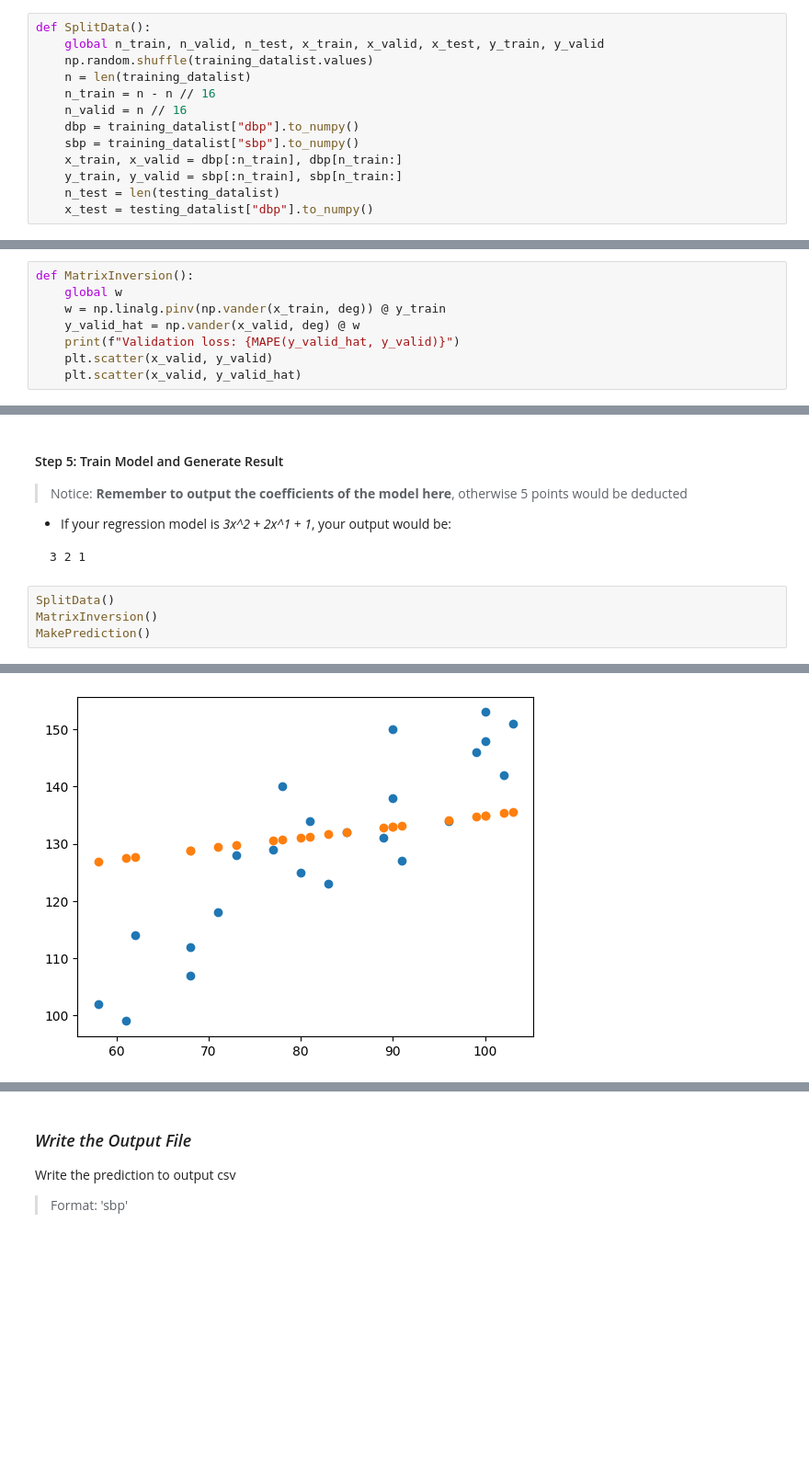
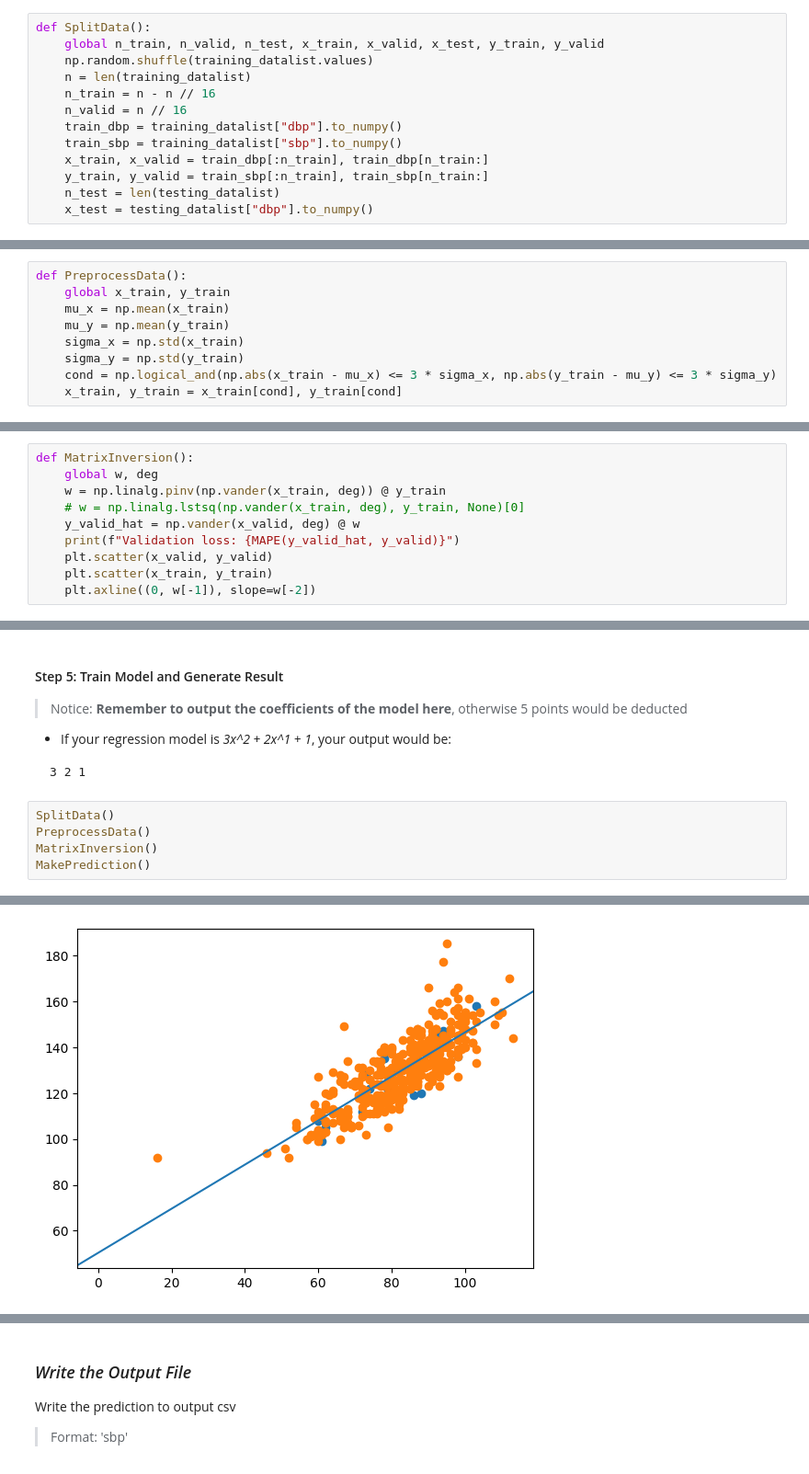
Before and after one commit to nevikw39/ML, a Jupyter notebook: HW1/hw1.ipynb, the cells around one changed output, grey strips where cells are left out. Shown at 92% size. Cells and saved outputs as stored; diff of their text form; blank space fills up the shorter version.

````diff
--- a/HW1/hw1.ipynb
+++ b/HW1/hw1.ipynb
@@ -78,10 +78,10 @@ def SplitData():
     n = len(training_datalist)
     n_train = n - n // 16
     n_valid = n // 16
-    dbp = training_datalist["dbp"].to_numpy()
-    sbp = training_datalist["sbp"].to_numpy()
-    x_train, x_valid = dbp[:n_train], dbp[n_train:]
-    y_train, y_valid = sbp[:n_train], sbp[n_train:]
+    train_dbp = training_datalist["dbp"].to_numpy()
+    train_sbp = training_datalist["sbp"].to_numpy()
+    x_train, x_valid = train_dbp[:n_train], train_dbp[n_train:]
+    y_train, y_valid = train_sbp[:n_train], train_sbp[n_train:]
     n_test = len(testing_datalist)
     x_test = testing_datalist["dbp"].to_numpy()
 # %% [markdown]
@@ -94,14 +91,25 @@ def PreprocessData():
+# %%
+def PreprocessData():
+    global x_train, y_train
+    mu_x = np.mean(x_train)
+    mu_y = np.mean(y_train)
+    sigma_x = np.std(x_train)
+    sigma_y = np.std(y_train)
+    cond = np.logical_and(np.abs(x_train - mu_x) <= 3 * sigma_x, np.abs(y_train - mu_y) <= 3 * sigma_y)
+    x_train, y_train = x_train[cond], y_train[cond]
 # %% [markdown]
 #### Step 3: Implement Regression
 > use Matrix Inversion to finish this part
 # %%
 def MatrixInversion():
-    global w
+    global w, deg
     w = np.linalg.pinv(np.vander(x_train, deg)) @ y_train
+    # w = np.linalg.lstsq(np.vander(x_train, deg), y_train, None)[0]
     y_valid_hat = np.vander(x_valid, deg) @ w
     print(f"Validation loss: {MAPE(y_valid_hat, y_valid)}")
     plt.scatter(x_valid, y_valid)
-    plt.scatter(x_valid, y_valid_hat)
+    plt.scatter(x_train, y_train)
+    plt.axline((0, w[-1]), slope=w[-2])
 # %% [markdown]
 #### Step 4: Make Prediction
 Make prediction of testing dataset and store the value in *output_datalist*
@@ -121,6 +129,7 @@ def MakePrediction():
 ```
 # %%
 SplitData()
+PreprocessData()
 MatrixInversion()
 MakePrediction()
 # %% [output]
@@ -128,4 +137,4 @@ Validation loss: 8.605689098226474
-[figure, old version]
+[figure, new version]
 # %%
 print(' '.join(str(i) for i in w))
 # %% [output]
````
Also changed, not shown: parts of 3 cells of this notebook, 1 other file.
